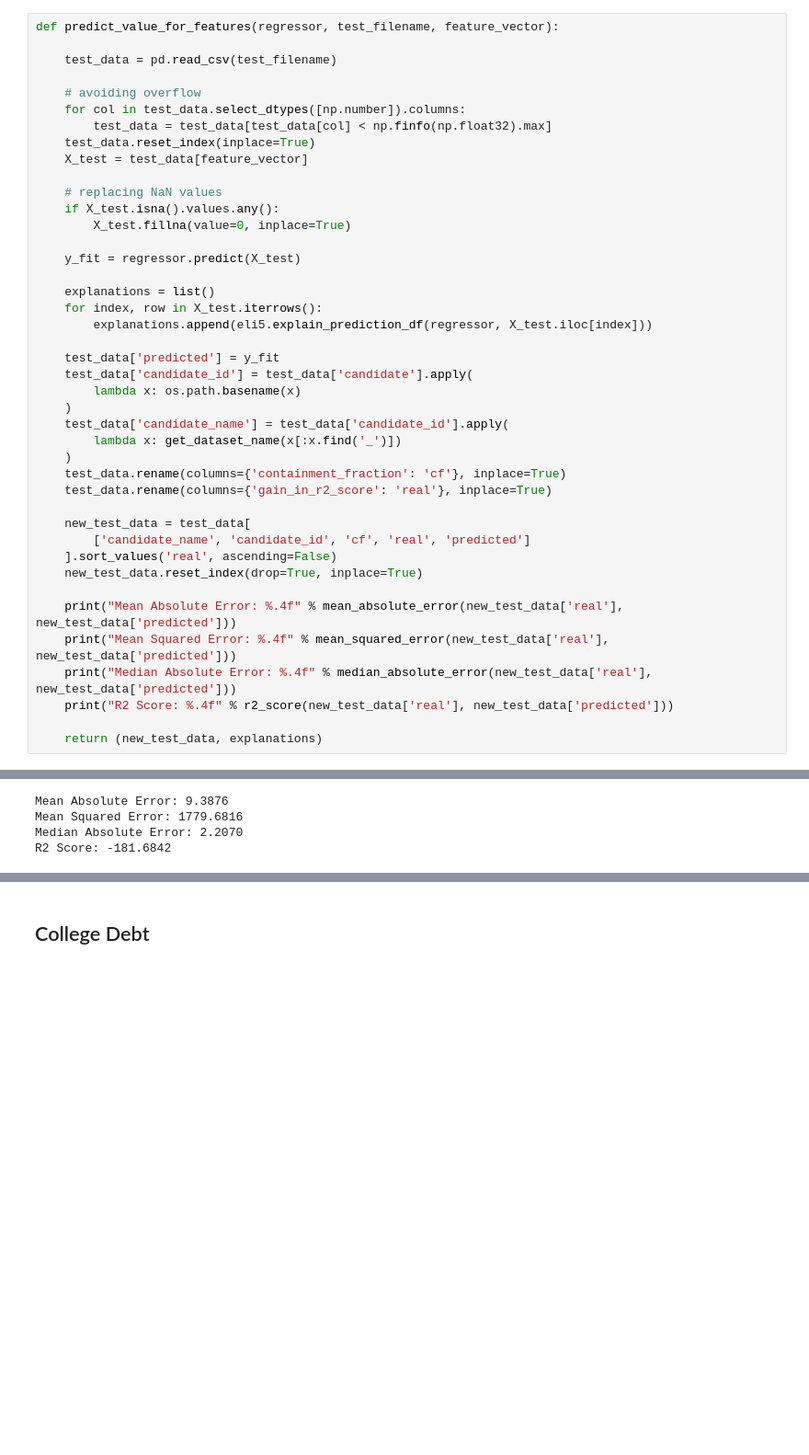
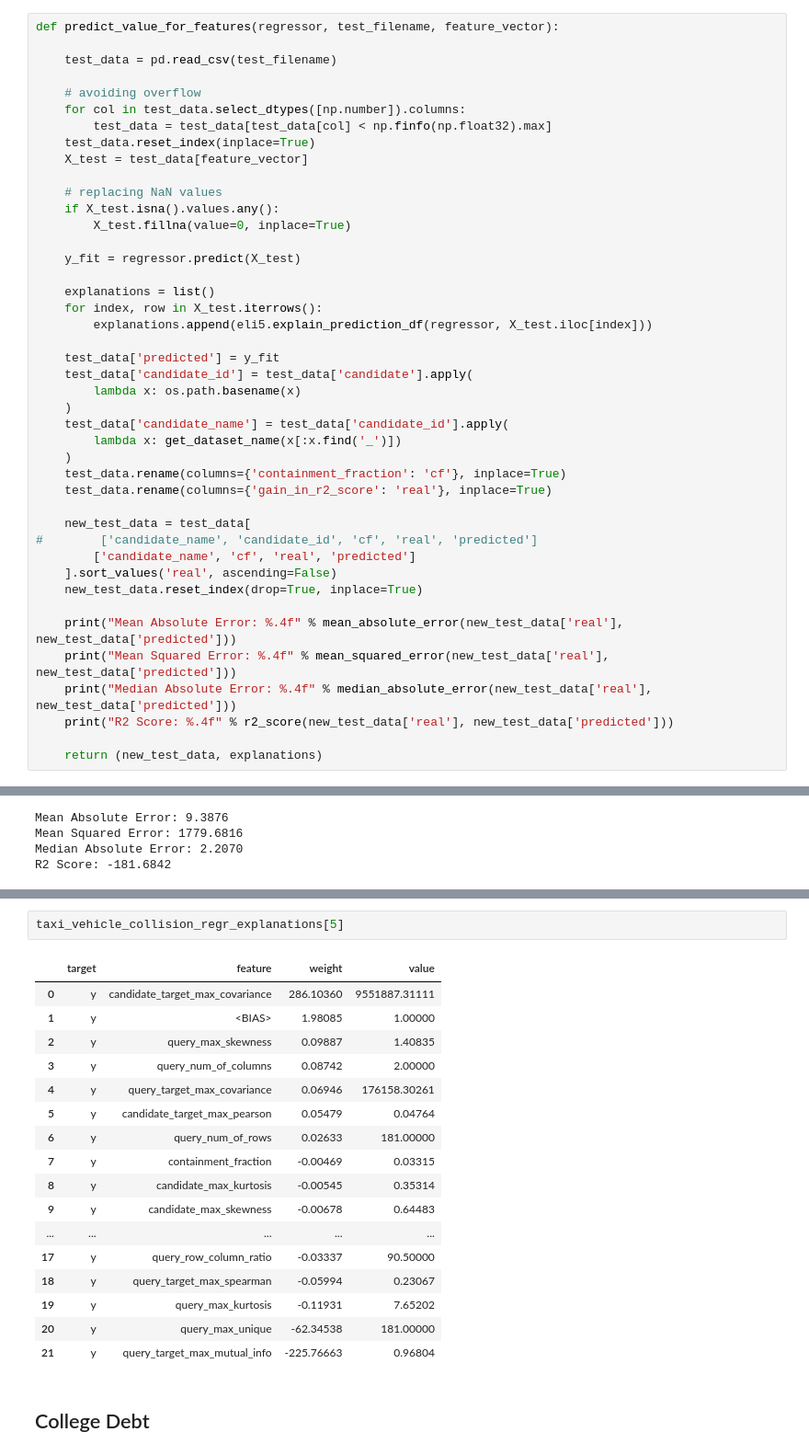
Before and after one commit to VIDA-NYU/prida, a Jupyter notebook: use-cases/datamart-data/predict-datamart-use-cases.ipynb, the cells around one changed output, grey strips where cells are left out. Shown at 92% size. Cells and saved outputs as stored; diff of their text form; blank space fills up the shorter version.

```diff
--- a/use-cases/datamart-data/predict-datamart-use-cases.ipynb
+++ b/use-cases/datamart-data/predict-datamart-use-cases.ipynb
@@ -232,7 +232,8 @@ def predict_value_for_features(regressor, test_filename, feature_vector):
     test_data.rename(columns={'gain_in_r2_score': 'real'}, inplace=True)
 
     new_test_data = test_data[
-        ['candidate_name', 'candidate_id', 'cf', 'real', 'predicted']
+#        ['candidate_name', 'candidate_id', 'cf', 'real', 'predicted']
+        ['candidate_name', 'cf', 'real', 'predicted']
     ].sort_values('real', ascending=False)
     new_test_data.reset_index(drop=True, inplace=True)
 
@@ -318,2 +339,22 @@ R2 Score: -181.6842
+# %%
+taxi_vehicle_collision_regr_explanations[5]
+# %% [output]
+|  | target | feature | weight | value |
+| 0 | y | candidate_target_max_covariance | 286.10360 | 9551887.31111 |
+| 1 | y | <BIAS> | 1.98085 | 1.00000 |
+| 2 | y | query_max_skewness | 0.09887 | 1.40835 |
+| 3 | y | query_num_of_columns | 0.08742 | 2.00000 |
+| 4 | y | query_target_max_covariance | 0.06946 | 176158.30261 |
+| 5 | y | candidate_target_max_pearson | 0.05479 | 0.04764 |
+| 6 | y | query_num_of_rows | 0.02633 | 181.00000 |
+| 7 | y | containment_fraction | -0.00469 | 0.03315 |
+| 8 | y | candidate_max_kurtosis | -0.00545 | 0.35314 |
+| 9 | y | candidate_max_skewness | -0.00678 | 0.64483 |
+| ... | ... | ... | ... | ... |
+| 17 | y | query_row_column_ratio | -0.03337 | 90.50000 |
+| 18 | y | query_target_max_spearman | -0.05994 | 0.23067 |
+| 19 | y | query_max_kurtosis | -0.11931 | 7.65202 |
+| 20 | y | query_max_unique | -62.34538 | 181.00000 |
+| 21 | y | query_target_max_mutual_info | -225.76663 | 0.96804 |
 # %% [markdown]
 ## College Debt
```
Also changed, not shown: parts of 10 cells of this notebook, 2 other files.
